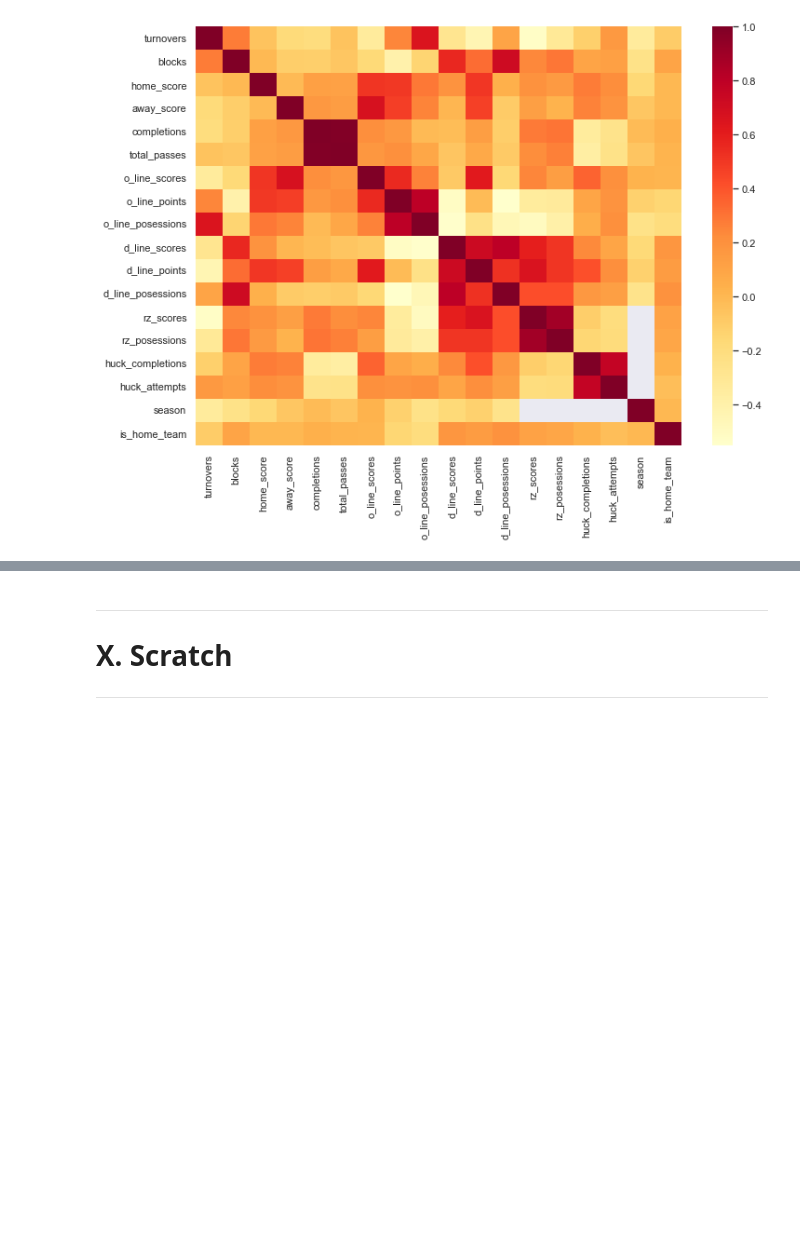
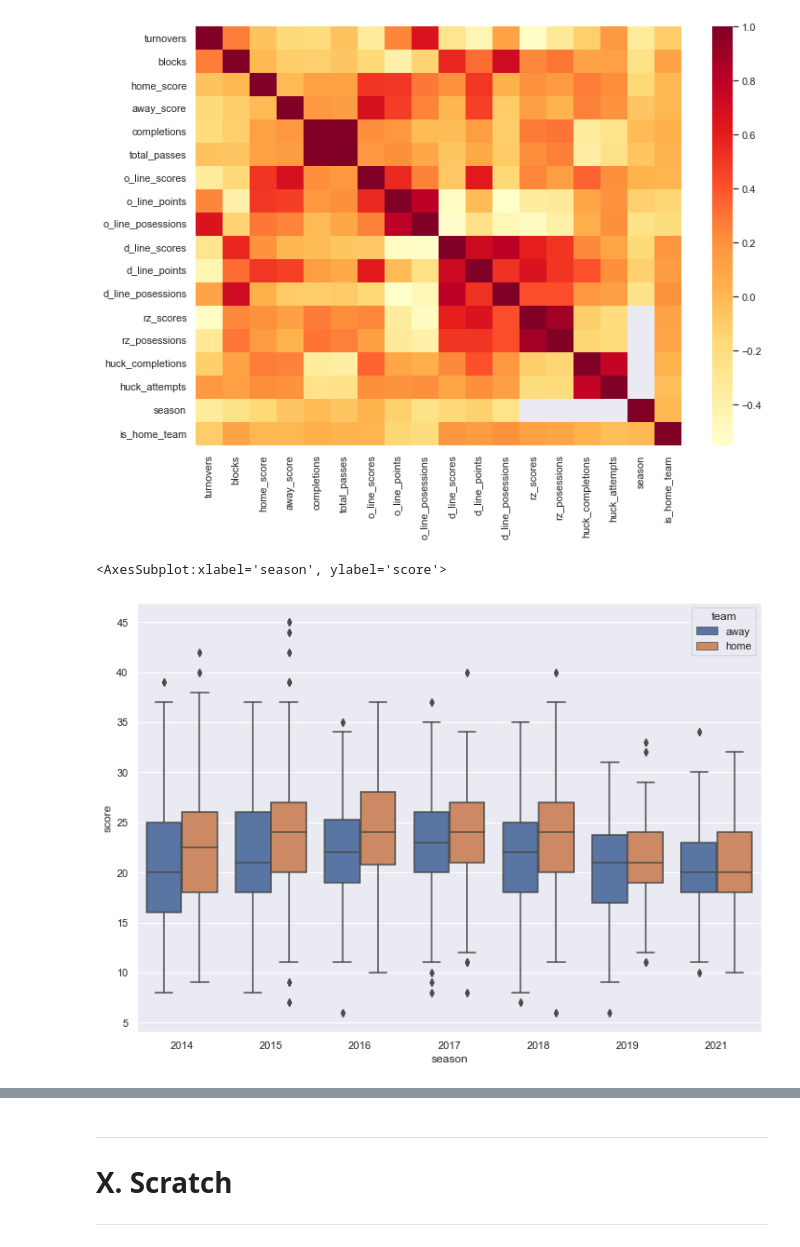
Before and after one commit to g-lorenzo/audl_ds, a Jupyter notebook: EDA.ipynb, the cells around one changed output, grey strips where cells are left out. Saved outputs shown, nothing was run; the diff lists cells and outputs as text; code cells hidden in the pictures; blank space fills up the shorter version.

```diff
--- a/EDA.ipynb
+++ b/EDA.ipynb
@@ -163,3 +163,19 @@ sns.heatmap(corr_df, cmap='YlOrRd')
 # %% [output]
 <AxesSubplot:>
 [figure]
+# %%
+# Get Season, home score, and away score into separate lists to compare using a boxplot
+seasons = [i for i in df['season']]
+away_scores = [i for i in df['away_score']]
+home_scores = [i for i in df['home_score']]
+
+temp_df = pd.DataFrame({
+    'season': seasons*2,
+    'score': away_scores + home_scores,
+    'team': ['away']*len(seasons) + ['home']*len(seasons)
+})
+
+sns.boxplot(data=temp_df, x='season', y='score', hue='team')
+# %% [output]
+<AxesSubplot:xlabel='season', ylabel='score'>
+[figure, added]
```
Also changed, not shown: parts of 6 cells of this notebook.
